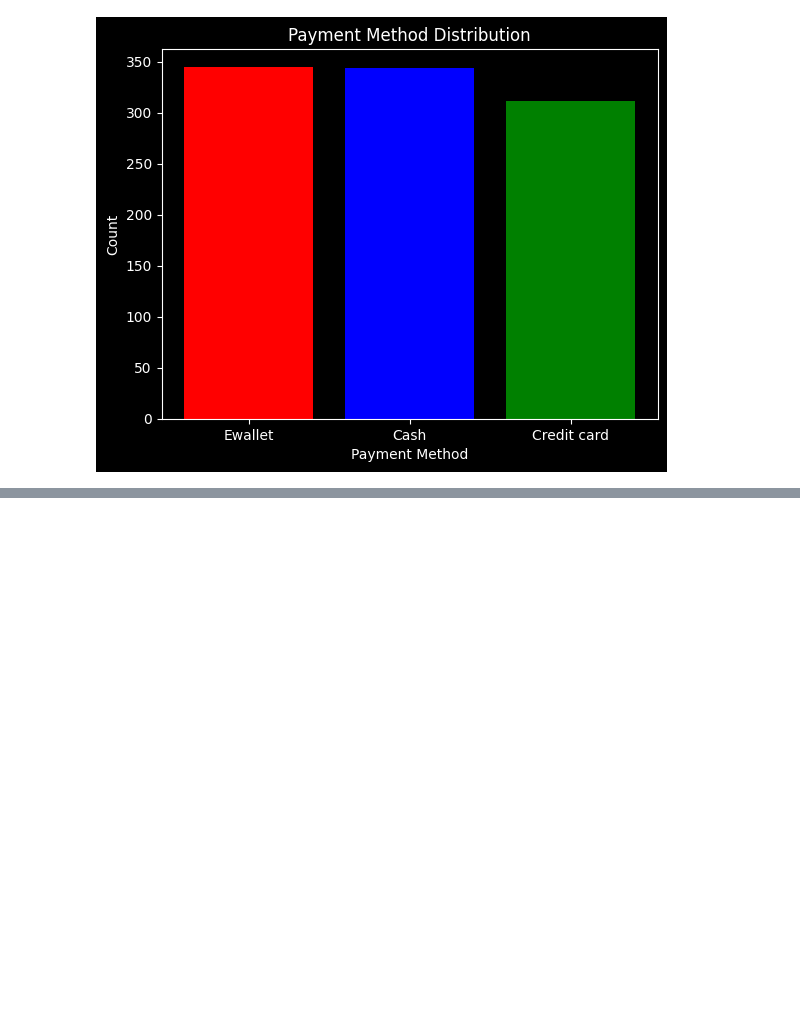
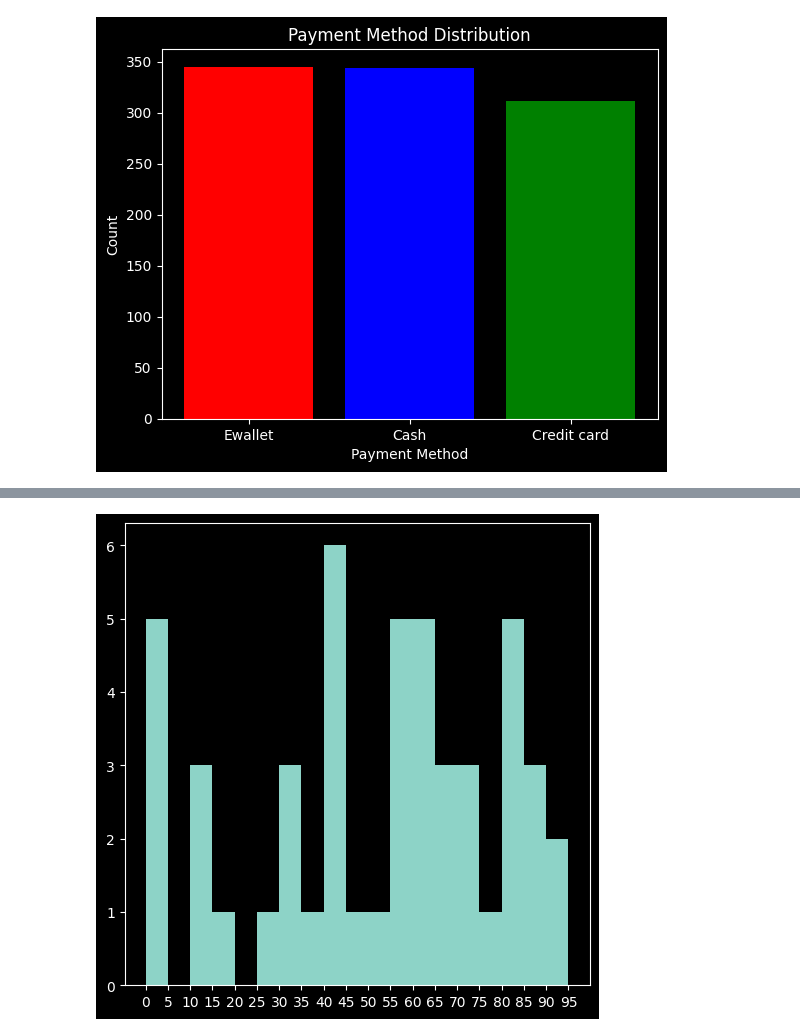
Before and after one commit to Ritika-K7/Data-Analysis-Visualisation, a Jupyter notebook: Matplotlib.ipynb, the cells around one changed output, grey strips where cells are left out. Saved outputs shown, nothing was run; the diff lists cells and outputs as text; code cells hidden in the pictures; blank space fills up the shorter version.

```diff
--- a/Matplotlib.ipynb
+++ b/Matplotlib.ipynb
@@ -364,0 +385,13 @@ plt.show()
+# %%
+bins=np.arange(0,100,5)
+#The towers or bars of a histogram are called bins. The height of each bin
+#shows how many values from that data fall into that range.
+
+plt.figure(figsize=(6,6))
+
+plt.hist(marks_50_students,bins=bins)
+
+plt.xticks(np.arange(0,100,5))
+plt.show()
+# %% [output]
+[figure, added]
```
Also changed, not shown: parts of 15 cells of this notebook.
